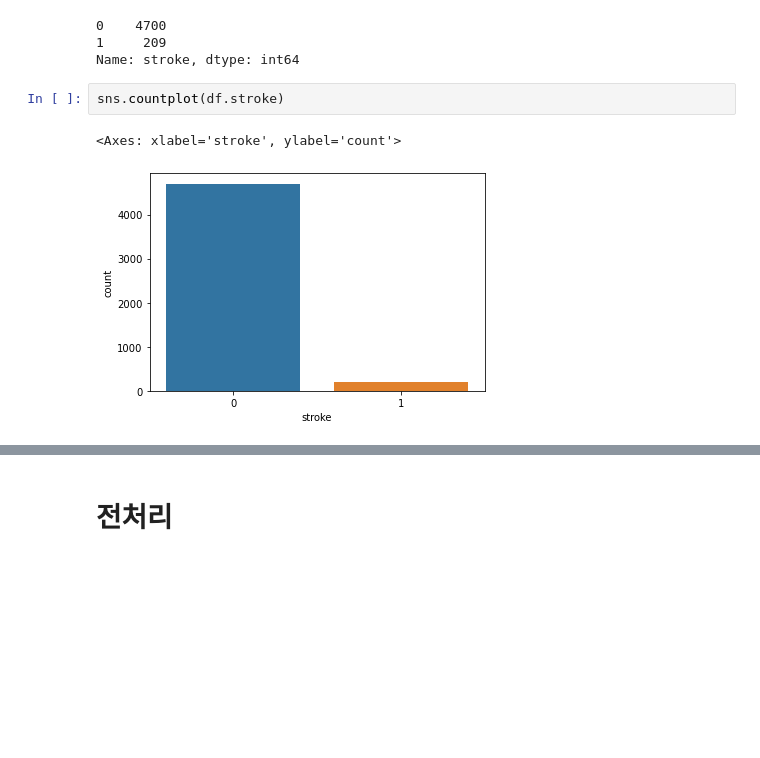
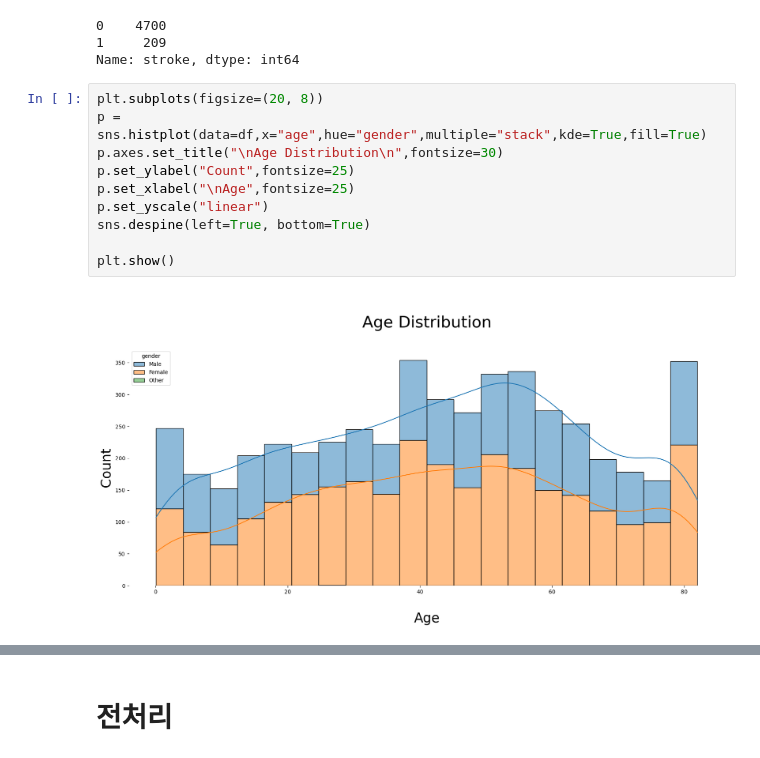
Before and after one commit to seokho-lee/health_projects, a Jupyter notebook: Ongoing/Stroke Prediction/stroke_prediction_project.ipynb, the cells around one changed output, grey strips where cells are left out. Cells and saved outputs as stored; diff of their text form; blank space fills up the shorter version.

```diff
--- a/Ongoing/Stroke Prediction/stroke_prediction_project.ipynb
+++ b/Ongoing/Stroke Prediction/stroke_prediction_project.ipynb
@@ -73,11 +80,18 @@ df.stroke.value_counts()
 0    4700
 1     209
 Name: stroke, dtype: int64
-# %%
-sns.countplot(df.stroke)
-# %% [output]
-<Axes: xlabel='stroke', ylabel='count'>
-[figure, removed]
+# %%
+plt.subplots(figsize=(20, 8))
+p = sns.histplot(data=df,x="age",hue="gender",multiple="stack",kde=True,fill=True)
+p.axes.set_title("\nAge Distribution\n",fontsize=30)
+p.set_ylabel("Count",fontsize=25)
+p.set_xlabel("\nAge",fontsize=25)
+p.set_yscale("linear")
+sns.despine(left=True, bottom=True)
+
+plt.show()
+# %% [output]
+[figure, added]
 # %%
 # Countplot for categorical columns
 categorical_columns = ['gender', 'hypertension', 'heart_disease', 'ever_married', 'work_type', 'Residence_type', 'smoking_status']
```
Also changed, not shown: parts of 6 cells of this notebook, 2 other files.
